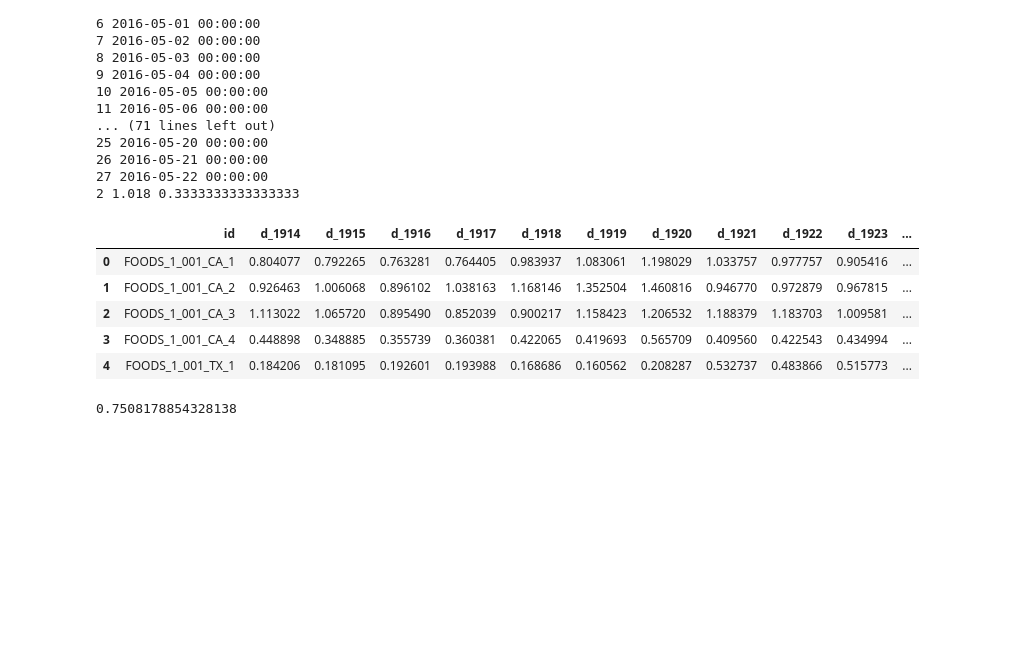
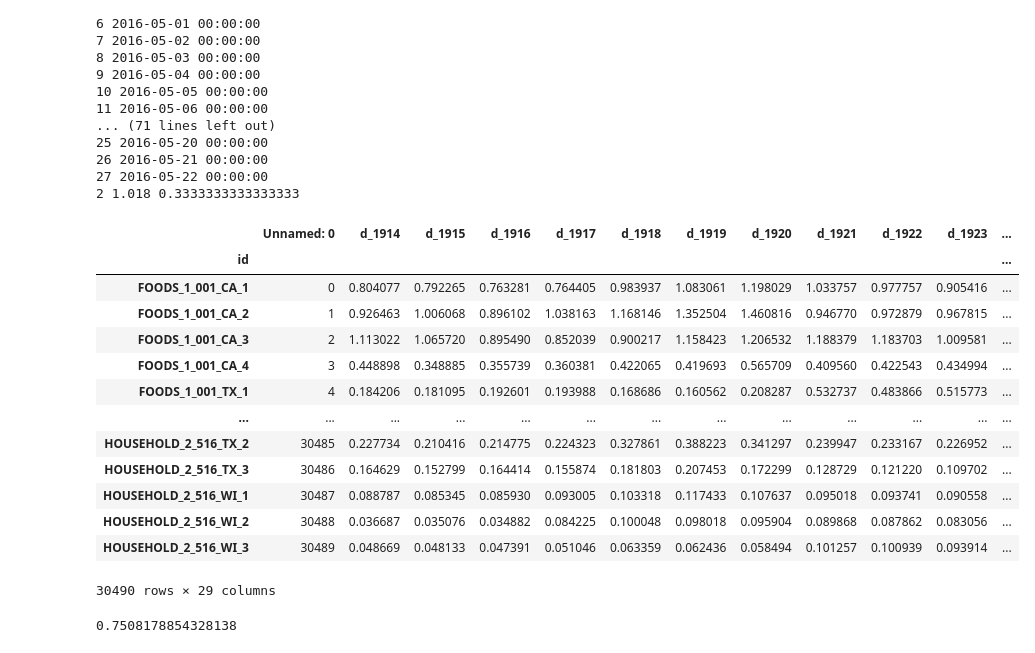
Before and after one commit to yenpth265-alt/NCKH_Optiminization_Inventory, a Jupyter notebook: notebooks/main/mainPipeline.ipynb, the cells around one changed output. Saved outputs shown, nothing was run; the diff lists cells and outputs as text; code cells hidden in the pictures; blank space fills up the shorter version.

```diff
--- a/notebooks/main/mainPipeline.ipynb
+++ b/notebooks/main/mainPipeline.ipynb
@@ -148,15 +148,23 @@ sub.to_csv("../../dataset/result/all/submission_all.csv")
 # %%
 #Load dữ liệu forecast
 sub = pd.read_csv("../../dataset/result/all/submission_all.csv")
 sub.set_index("id", inplace = True)
-sub.head()
+sub
 # %% [output]
-|  | id | d_1914 | d_1915 | d_1916 | d_1917 | d_1918 | d_1919 | d_1920 | d_1921 | d_1922 | d_1923 | ... |
-| 0 | FOODS_1_001_CA_1 | 0.804077 | 0.792265 | 0.763281 | 0.764405 | 0.983937 | 1.083061 | 1.198029 | 1.033757 | 0.977757 | 0.905416 | ... |
-| 1 | FOODS_1_001_CA_2 | 0.926463 | 1.006068 | 0.896102 | 1.038163 | 1.168146 | 1.352504 | 1.460816 | 0.946770 | 0.972879 | 0.967815 | ... |
-| 2 | FOODS_1_001_CA_3 | 1.113022 | 1.065720 | 0.895490 | 0.852039 | 0.900217 | 1.158423 | 1.206532 | 1.188379 | 1.183703 | 1.009581 | ... |
-| 3 | FOODS_1_001_CA_4 | 0.448898 | 0.348885 | 0.355739 | 0.360381 | 0.422065 | 0.419693 | 0.565709 | 0.409560 | 0.422543 | 0.434994 | ... |
-| 4 | FOODS_1_001_TX_1 | 0.184206 | 0.181095 | 0.192601 | 0.193988 | 0.168686 | 0.160562 | 0.208287 | 0.532737 | 0.483866 | 0.515773 | ... |
+|  | Unnamed: 0 | d_1914 | d_1915 | d_1916 | d_1917 | d_1918 | d_1919 | d_1920 | d_1921 | d_1922 | d_1923 | ... |
+| id |  |  |  |  |  |  |  |  |  |  |  | ... |
+| FOODS_1_001_CA_1 | 0 | 0.804077 | 0.792265 | 0.763281 | 0.764405 | 0.983937 | 1.083061 | 1.198029 | 1.033757 | 0.977757 | 0.905416 | ... |
+| FOODS_1_001_CA_2 | 1 | 0.926463 | 1.006068 | 0.896102 | 1.038163 | 1.168146 | 1.352504 | 1.460816 | 0.946770 | 0.972879 | 0.967815 | ... |
+| FOODS_1_001_CA_3 | 2 | 1.113022 | 1.065720 | 0.895490 | 0.852039 | 0.900217 | 1.158423 | 1.206532 | 1.188379 | 1.183703 | 1.009581 | ... |
+| FOODS_1_001_CA_4 | 3 | 0.448898 | 0.348885 | 0.355739 | 0.360381 | 0.422065 | 0.419693 | 0.565709 | 0.409560 | 0.422543 | 0.434994 | ... |
+| FOODS_1_001_TX_1 | 4 | 0.184206 | 0.181095 | 0.192601 | 0.193988 | 0.168686 | 0.160562 | 0.208287 | 0.532737 | 0.483866 | 0.515773 | ... |
+| ... | ... | ... | ... | ... | ... | ... | ... | ... | ... | ... | ... | ... |
+| HOUSEHOLD_2_516_TX_2 | 30485 | 0.227734 | 0.210416 | 0.214775 | 0.224323 | 0.327861 | 0.388223 | 0.341297 | 0.239947 | 0.233167 | 0.226952 | ... |
+| HOUSEHOLD_2_516_TX_3 | 30486 | 0.164629 | 0.152799 | 0.164414 | 0.155874 | 0.181803 | 0.207453 | 0.172299 | 0.128729 | 0.121220 | 0.109702 | ... |
+| HOUSEHOLD_2_516_WI_1 | 30487 | 0.088787 | 0.085345 | 0.085930 | 0.093005 | 0.103318 | 0.117433 | 0.107637 | 0.095018 | 0.093741 | 0.090558 | ... |
+| HOUSEHOLD_2_516_WI_2 | 30488 | 0.036687 | 0.035076 | 0.034882 | 0.084225 | 0.100048 | 0.098018 | 0.095904 | 0.089868 | 0.087862 | 0.083056 | ... |
+| HOUSEHOLD_2_516_WI_3 | 30489 | 0.048669 | 0.048133 | 0.047391 | 0.051046 | 0.063359 | 0.062436 | 0.058494 | 0.101257 | 0.100939 | 0.093914 | ... |
+30490 rows × 29 columns
 # %%
 #Xử lý lại tập test để đánh giá
 df_valid = pd.read_csv("../../dataset/raw/sales_train_evaluation.csv")
```
Also changed, not shown: parts of 10 cells of this notebook, 30 other files.
